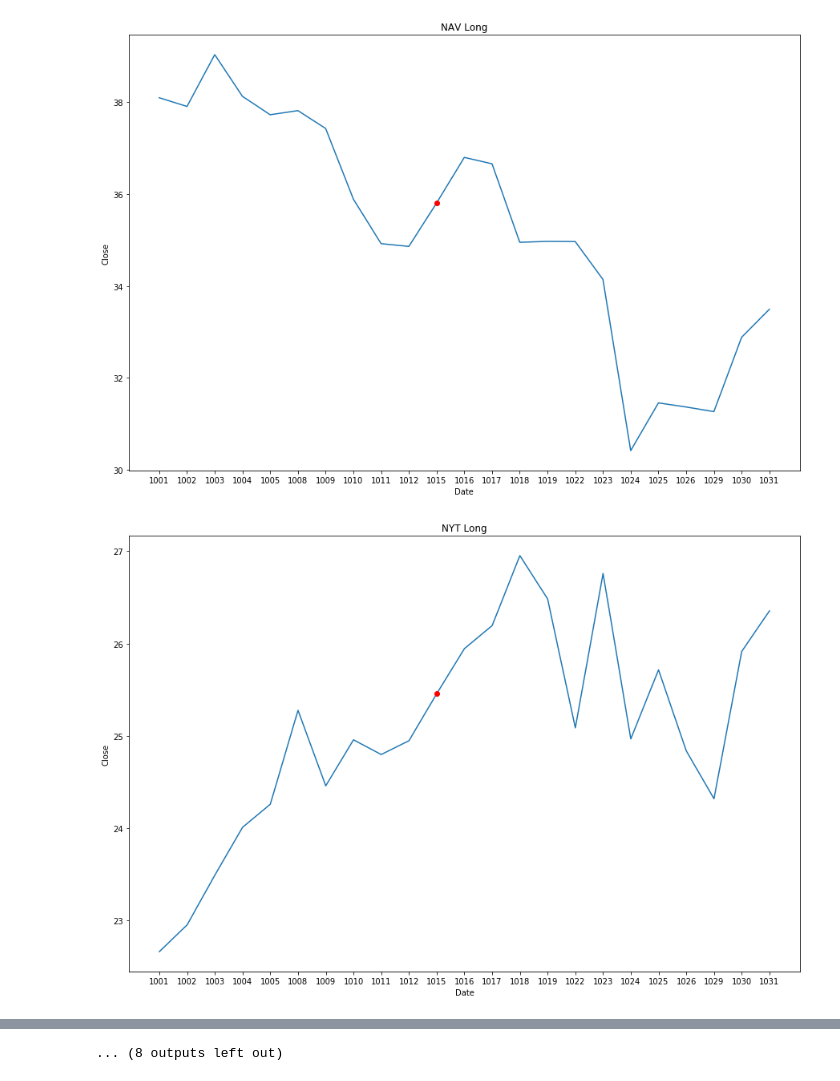
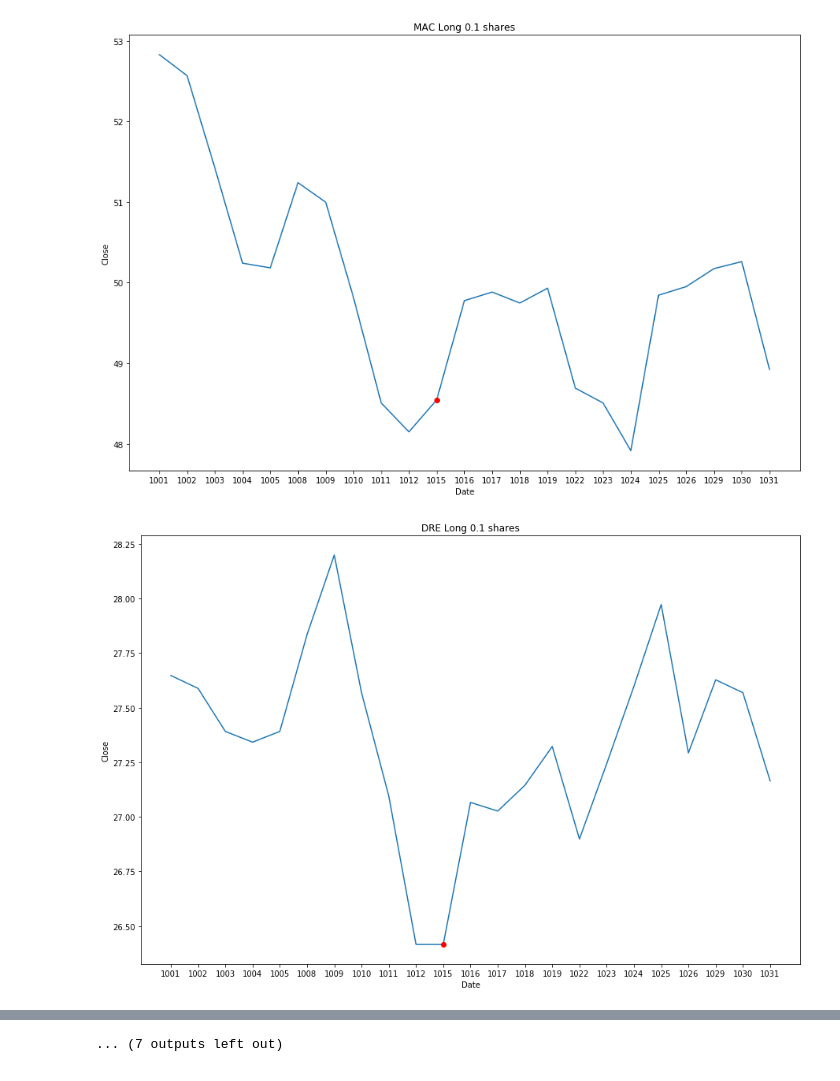
Before and after one commit to Weichong515/Algo-Trading-14, a Jupyter notebook: Plot_stock.ipynb, the cells around one changed output, grey strips where cells are left out. Drawn from its saved outputs; the diff is of its cells as text; code cells hidden in the pictures.

```diff
--- a/Plot_stock.ipynb
+++ b/Plot_stock.ipynb
@@ -5,8 +5,8 @@ from sklearn.ensemble import RandomForestClassifier
 from matplotlib import pyplot as plt
 %matplotlib inline
 Dict_=np.load('data.npy').item()
-L='kim ivz ctb dre anf pbi spxc nav nyt jbl'.split(' ')
-S='rad rdc eqt nbr win dnr esv chk do wft'.split(' ')
+L='mac symc ctb pch vtr kim ivz ctb dre anf'.split(' ')
+S='wft viav nbr chk dnr dnr esv chk do wft'.split(' ')
 def plot(name,data,s,start,end,mid,action):
     plt.figure(figsize=(15,10))
     C=np.array(data[name][s])[start:end+1]
@@ -18,10 +18,10 @@ def plot(name,data,s,start,end,mid,action):
     plt.xlabel('Date')
     plt.ylabel('Close')
     plt.title(name.upper()+' '+action)
-for i in L:
-    plot(i,Dict_,'Close',0,22,10,'Long')
+for i in set(L):
+    plot(i,Dict_,'Close',0,22,10,'Long '+str(L.count(i)/float(len(L)))+' shares')
     plt.savefig('./figs/'+i+'_long_1016-1031.png')
 for i in S:
-    plot(i,Dict_,'Close',0,22,10,'Short')
+    plot(i,Dict_,'Close',0,22,10,'Short'+str(S.count(i)/float(len(S)))+' shares')
     plt.savefig('./figs/'+i+'_short_1016-1031.png')
 # %% [output]
@@ -35,2 +35,2 @@ for i in S:
-[figure, old version]
+[figure, new version]
-[figure, old version]
+[figure, new version]
@@ -40 +40 @@ for i in S:
-... (8 outputs left out)
+... (7 outputs left out)
```
Also changed, not shown: parts of 1 cell of this notebook.
